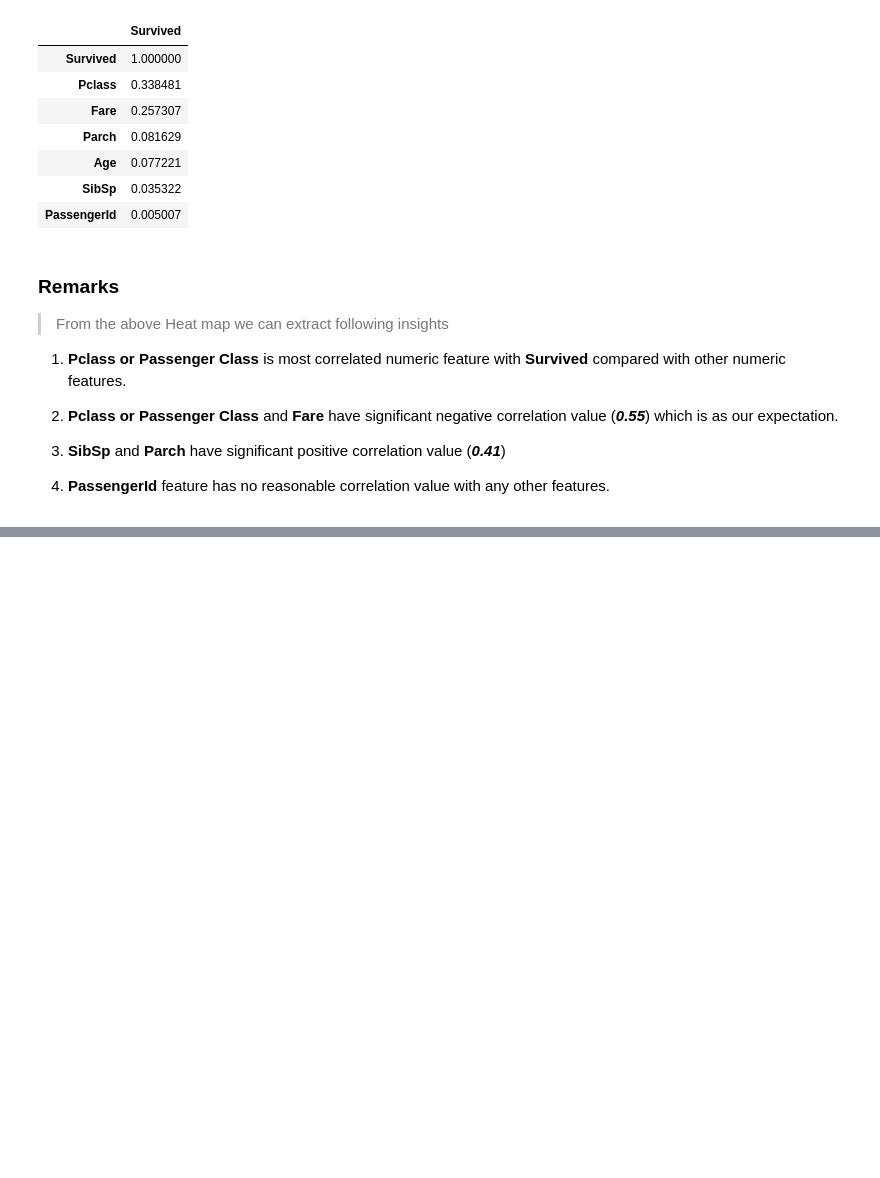
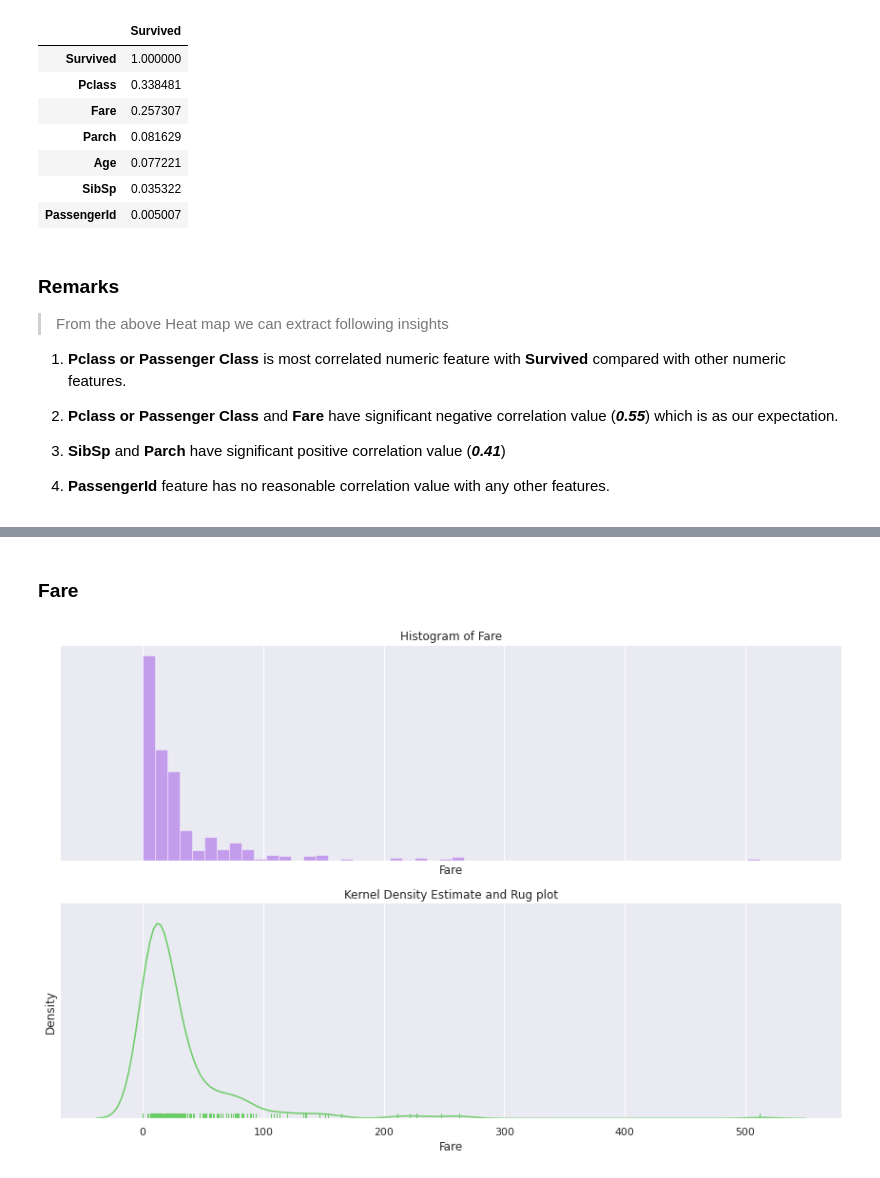
Before and after one commit to SatyaRay003/Titanic-Survival-Prediction, a Jupyter notebook: Titanic_EDA.ipynb, the cells around one changed output, grey strips where cells are left out. Saved outputs shown, nothing was run; the diff lists cells and outputs as text; code cells hidden in the pictures; blank space fills up the shorter version.

```diff
--- a/Titanic_EDA.ipynb
+++ b/Titanic_EDA.ipynb
@@ -134,0 +197,20 @@ sns.pairplot(numeric_df, hue='Survived')
+# %% [markdown]
+### Fare
+# %%
+sns.set(style="darkgrid", palette="muted", color_codes=True)
+warnings.simplefilter(action='ignore', category=FutureWarning)
+
+# Create a subplot
+f, axes = plt.subplots(2, 1, figsize=(12, 8), sharex=True)
+sns.despine(left=True)
+
+# Plot a simple histogram with binsize determined automatically
+sns.distplot(numeric_df.Fare, kde=False, color="blueviolet", ax=axes[0]).set_title('Histogram of Fare')
+
+# Plot a kernel density estimate and rug plot
+sns.distplot(numeric_df.Fare, hist=False, rug=True, color="g", ax=axes[1]).set_title('Kernel Density Estimate and Rug plot')
+
+plt.setp(axes, yticks=[])
+plt.tight_layout()
+# %% [output]
+[figure, added]
```
Also changed, not shown: parts of 28 cells of this notebook.
